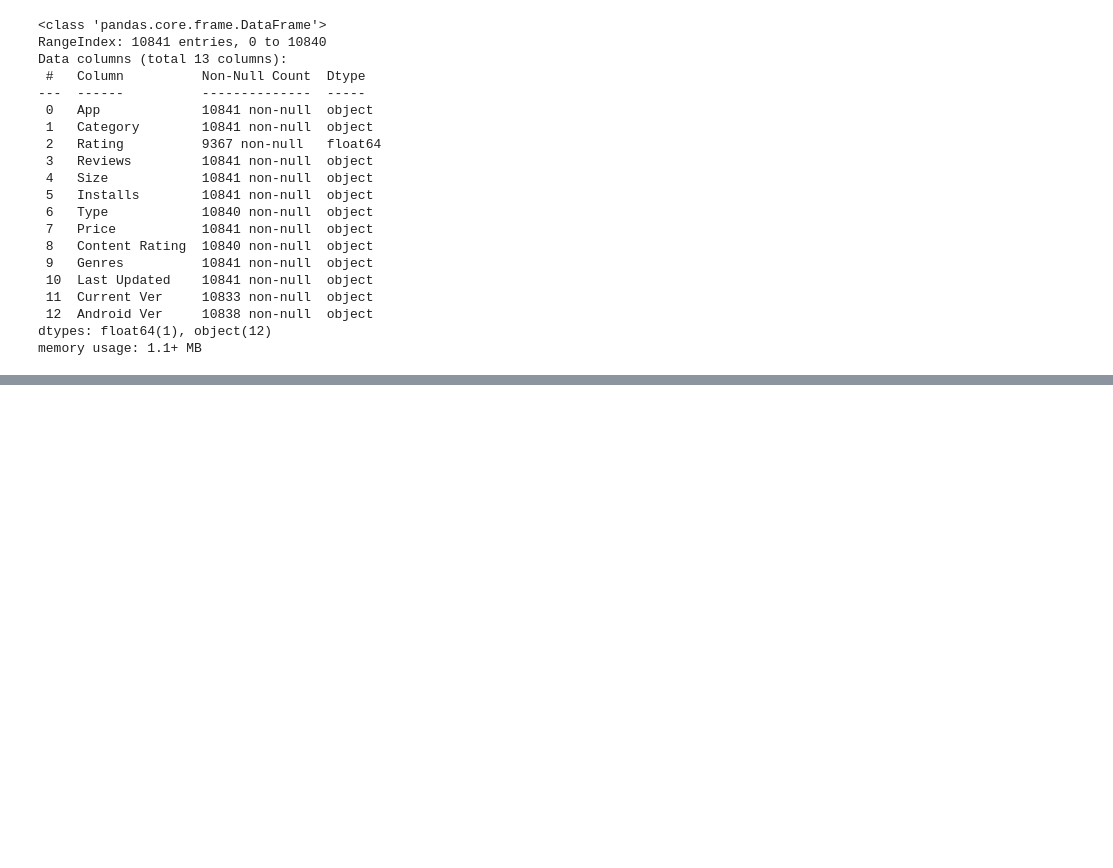
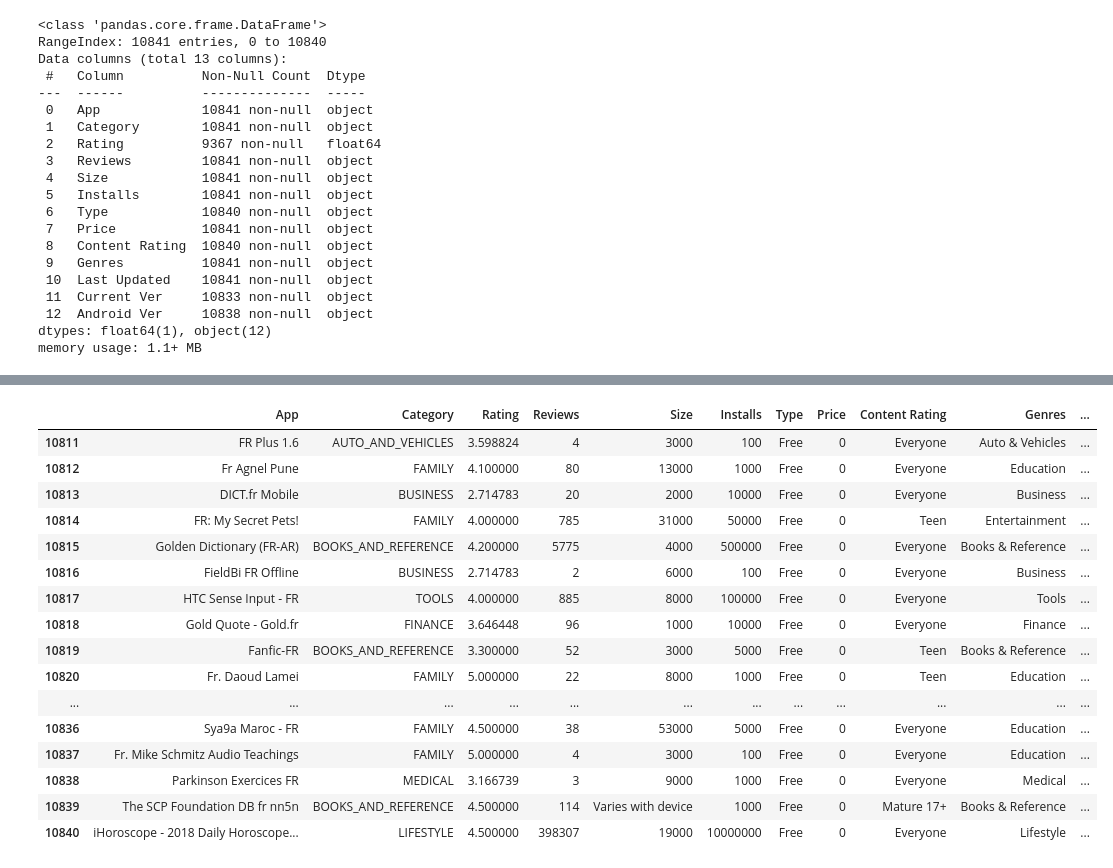
Before and after one commit to malleswarrao/app_analysis_project, a Jupyter notebook: secondcopy_playstoreanalysis.ipynb, the cells around one changed output, grey strips where cells are left out. Saved outputs shown, nothing was run; the diff lists cells and outputs as text; code cells hidden in the pictures; blank space fills up the shorter version.

```diff
--- a/secondcopy_playstoreanalysis.ipynb
+++ b/secondcopy_playstoreanalysis.ipynb
@@ -78,0 +158,31 @@ memory usage: 1.1+ MB
+# %%
+def modify_size(input_x,z):
+  if(z=='M'):
+    kt = int(float(input_x[:-1]))*1000
+  elif(z=='k'):
+    kt = int(float(input_x[:-1]))
+  else:
+    kt = input_x
+  return kt
+
+new_cf['Size'] = new_cf['Size'].apply(lambda x:modify_size(x,x[-1]))
+# %%
+new_cf.tail(30)
+# %% [output]
+|  | App | Category | Rating | Reviews | Size | Installs | Type | Price | Content Rating | Genres | ... |
+| 10811 | FR Plus 1.6 | AUTO_AND_VEHICLES | 3.598824 | 4 | 3000 | 100 | Free | 0 | Everyone | Auto & Vehicles | ... |
+| 10812 | Fr Agnel Pune | FAMILY | 4.100000 | 80 | 13000 | 1000 | Free | 0 | Everyone | Education | ... |
+| 10813 | DICT.fr Mobile | BUSINESS | 2.714783 | 20 | 2000 | 10000 | Free | 0 | Everyone | Business | ... |
+| 10814 | FR: My Secret Pets! | FAMILY | 4.000000 | 785 | 31000 | 50000 | Free | 0 | Teen | Entertainment | ... |
+| 10815 | Golden Dictionary (FR-AR) | BOOKS_AND_REFERENCE | 4.200000 | 5775 | 4000 | 500000 | Free | 0 | Everyone | Books & Reference | ... |
+| 10816 | FieldBi FR Offline | BUSINESS | 2.714783 | 2 | 6000 | 100 | Free | 0 | Everyone | Business | ... |
+| 10817 | HTC Sense Input - FR | TOOLS | 4.000000 | 885 | 8000 | 100000 | Free | 0 | Everyone | Tools | ... |
+| 10818 | Gold Quote - Gold.fr | FINANCE | 3.646448 | 96 | 1000 | 10000 | Free | 0 | Everyone | Finance | ... |
+| 10819 | Fanfic-FR | BOOKS_AND_REFERENCE | 3.300000 | 52 | 3000 | 5000 | Free | 0 | Teen | Books & Reference | ... |
+| 10820 | Fr. Daoud Lamei | FAMILY | 5.000000 | 22 | 8000 | 1000 | Free | 0 | Teen | Education | ... |
+| ... | ... | ... | ... | ... | ... | ... | ... | ... | ... | ... | ... |
+| 10836 | Sya9a Maroc - FR | FAMILY | 4.500000 | 38 | 53000 | 5000 | Free | 0 | Everyone | Education | ... |
+| 10837 | Fr. Mike Schmitz Audio Teachings | FAMILY | 5.000000 | 4 | 3000 | 100 | Free | 0 | Everyone | Education | ... |
+| 10838 | Parkinson Exercices FR | MEDICAL | 3.166739 | 3 | 9000 | 1000 | Free | 0 | Everyone | Medical | ... |
+| 10839 | The SCP Foundation DB fr nn5n | BOOKS_AND_REFERENCE | 4.500000 | 114 | Varies with device | 1000 | Free | 0 | Mature 17+ | Books & Reference | ... |
+| 10840 | iHoroscope - 2018 Daily Horoscope... | LIFESTYLE | 4.500000 | 398307 | 19000 | 10000000 | Free | 0 | Everyone | Lifestyle | ... |
```
Also changed, not shown: parts of 7 cells of this notebook.
